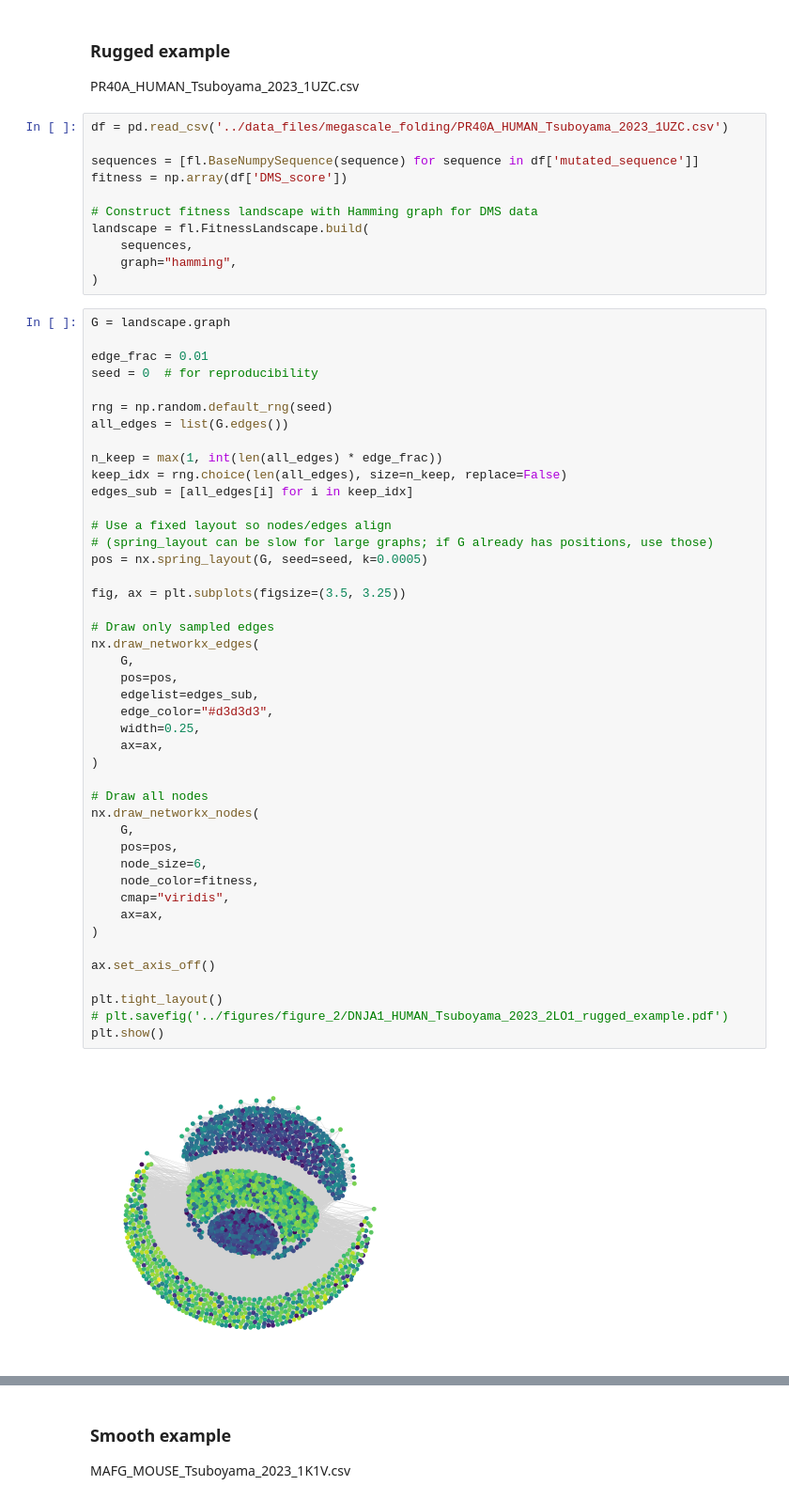
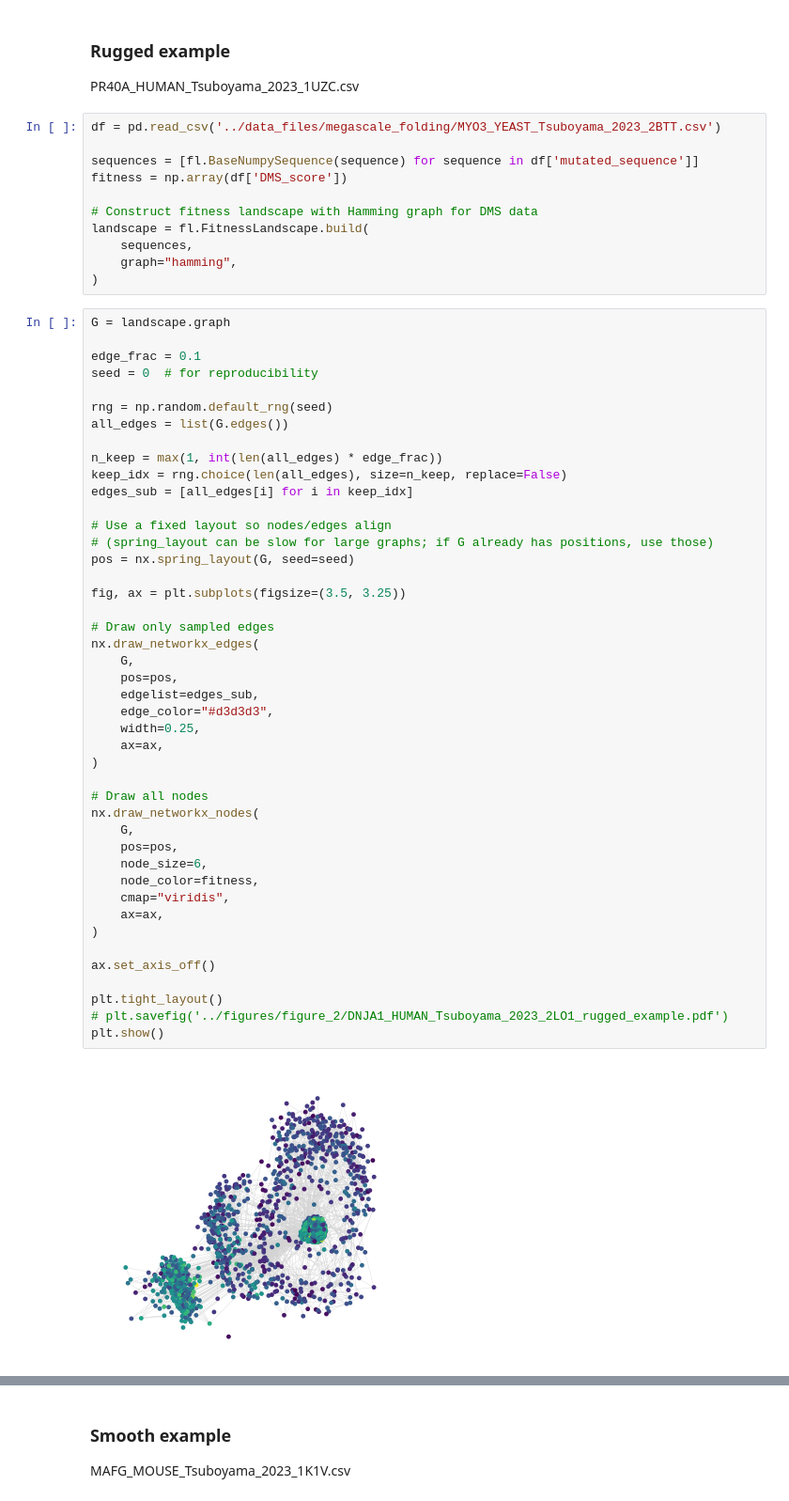
Before and after one commit to RSCJacksonLab/composition-of-constraints, a Jupyter notebook: figure_notebooks_rev/Figure_2.ipynb, the cells around one changed output, grey strips where cells are left out. Shown at 94% size. Saved outputs shown, nothing was run; the diff lists cells and outputs as text.

Commit message:
Updated figure 2 experiments

```diff
--- a/figure_notebooks_rev/Figure_2.ipynb
+++ b/figure_notebooks_rev/Figure_2.ipynb
@@ -240,7 +240,7 @@ Dropping rows where t is outside [t_lo, t_hi]:
 ### Rugged example
 PR40A_HUMAN_Tsuboyama_2023_1UZC.csv
 # %%
-df = pd.read_csv('../data_files/megascale_folding/PR40A_HUMAN_Tsuboyama_2023_1UZC.csv')
+df = pd.read_csv('../data_files/megascale_folding/MYO3_YEAST_Tsuboyama_2023_2BTT.csv')
 
 sequences = [fl.BaseNumpySequence(sequence) for sequence in df['mutated_sequence']]
 fitness = np.array(df['DMS_score'])
@@ -253,7 +253,7 @@ landscape = fl.FitnessLandscape.build(
 # %%
 G = landscape.graph
 
-edge_frac = 0.01
+edge_frac = 0.1
 seed = 0  # for reproducibility
 
 rng = np.random.default_rng(seed)
@@ -265,34 +265,34 @@ edges_sub = [all_edges[i] for i in keep_idx]
 
 # Use a fixed layout so nodes/edges align
 # (spring_layout can be slow for large graphs; if G already has positions, use those)
-pos = nx.spring_layout(G, seed=seed, k=0.0005)
+pos = nx.spring_layout(G, seed=seed)
 
 fig, ax = plt.subplots(figsize=(3.5, 3.25))
 
 # Draw only sampled edges
 nx.draw_networkx_edges(
     G,
     pos=pos,
     edgelist=edges_sub,
     edge_color="#d3d3d3",
     width=0.25,
     ax=ax,
 )
 
 # Draw all nodes
 nx.draw_networkx_nodes(
     G,
     pos=pos,
     node_size=6,
     node_color=fitness,
     cmap="viridis",
     ax=ax,
 )
 
 ax.set_axis_off()
 
 plt.tight_layout()
 # plt.savefig('../figures/figure_2/DNJA1_HUMAN_Tsuboyama_2023_2LO1_rugged_example.pdf')
 plt.show()
 # %% [output]
-[figure, old version]
+[figure, new version]
```
Also changed, not shown: parts of 3 cells of this notebook.
